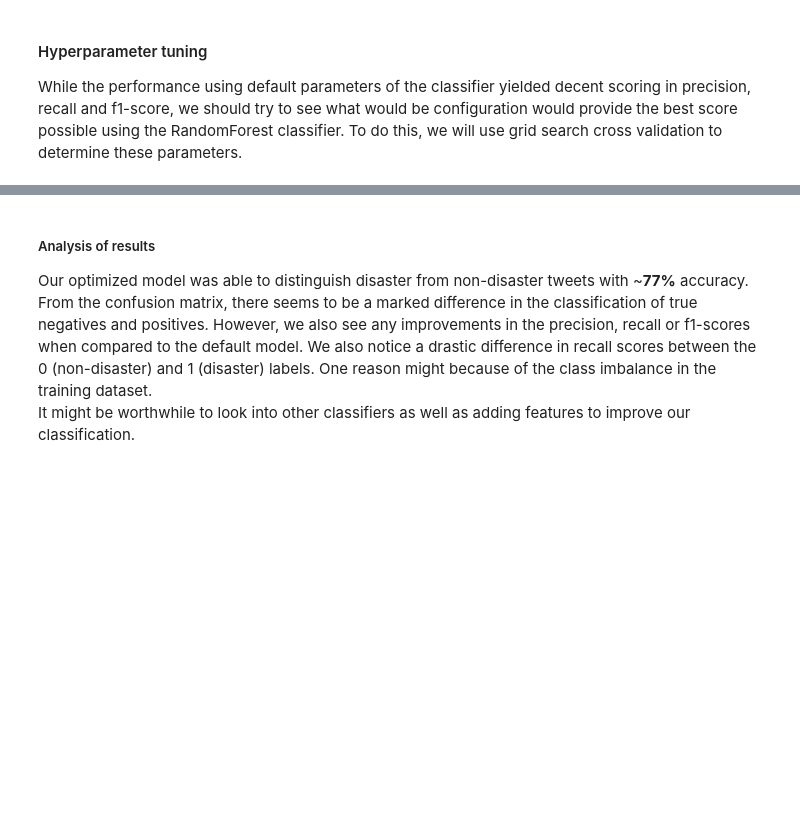
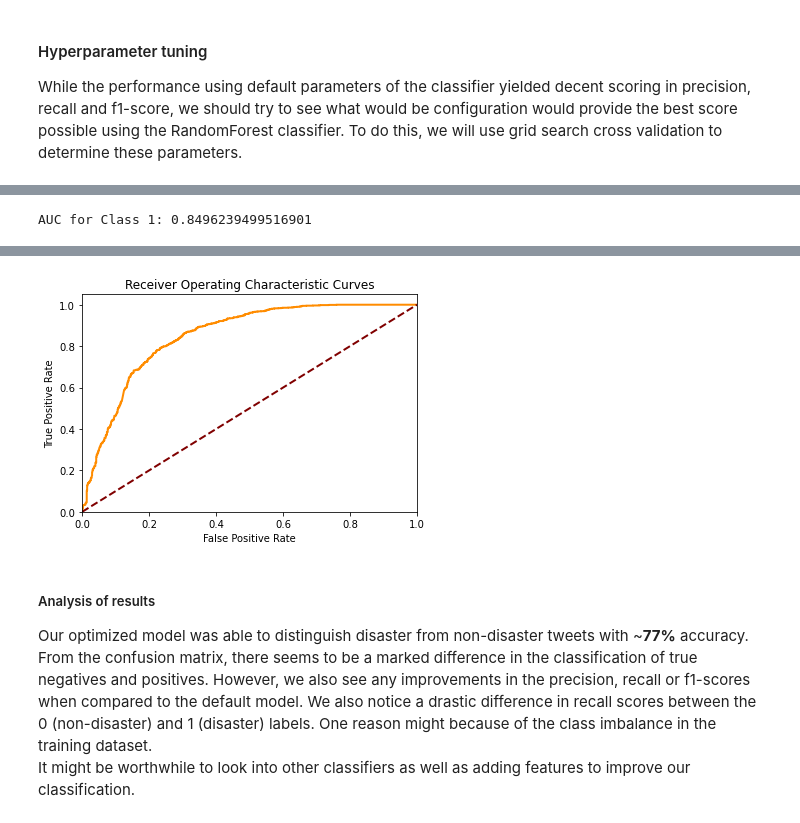
Before and after one commit to yepterence/Project-Cymopolea, a Jupyter notebook: text-processing.ipynb, the cells around one changed output, grey strips where cells are left out. Drawn from its saved outputs; the diff is of its cells as text; code cells hidden in the pictures; blank space fills up the shorter version.

```diff
--- a/text-processing.ipynb
+++ b/text-processing.ipynb
@@ -233,8 +279,8 @@ params = {'criterion':['gini','entropy'],
           'n_estimators':[50,100,150],
           'max_depth':[20,50,75,100,None]
          }
-rf = RandomForestClassifier()
-gs = GridSearchCV(rf ,param_grid = params ,cv = 5, scoring='f1_score', n_jobs=-1)
+rf = RandomForestClassifier(random_state=42)
+gs = GridSearchCV(rf ,param_grid = params ,cv = 5, scoring='accuracy', n_jobs=-1)
 gs.fit(train_cmatrix,y_train)
 grid_pred = gs.predict(test_cmatrix)
 best_params = gs.best_params_
@@ -247,14 +328,12 @@ print(classification_report(y_test,grid_pred))
 # %%
 # Rerun RF classifier with optimized parameters
-rf_clf = RandomForestClassifier(max_depth = best_params['max_depth'],
-                                n_estimators = best_params['n_estimators'],
-                                n_jobs = -1
-                               )
+rf_clf = RandomForestClassifier(max_depth = 70,random_state=42,verbose=1,n_jobs = -1)
+
 # fit the model
 rf_model = rf_clf.fit(train_cmatrix, y_train)
 # predict on test
 y_hat = rf_model.predict(test_cmatrix)
 # evaluate model
 print(classification_report(y_test, y_hat))
-confusion_ = pd.DataFrame(confusion_matrix(y_test, y_hat))
+confusion_ = pd.DataFrame(confusion_matrix(y_test, y_hat),index=['non-disaster','disaster'])
 print(confusion_)
@@ -260,0 +359,29 @@ print(confusion_)
+# %%
+#Calculate the y_score
+rf_y_score = rf_model.predict_proba(test_cmatrix)
+
+from sklearn.preprocessing import label_binarize
+#Binarize the output
+rf_y_test_bin = label_binarize(y_test, classes=[1,0])
+n_classes = y_test_bin.shape[1]
+fpr = dict()
+tpr = dict()
+roc_auc = dict()
+
+from sklearn.metrics import roc_curve
+from sklearn.metrics import auc
+#create ROC curve
+for i in range(n_classes):
+    fpr[i], tpr[i], _ = roc_curve(rf_y_test_bin[:, i], rf_y_score[:, i])
+    plt.plot(fpr[i], tpr[i], color='darkorange', lw=2)
+    print('AUC for Class {}: {}'.format(i+1, auc(fpr[i], tpr[i])))
+
+plt.plot([0, 1], [0, 1], color='maroon', lw=2, linestyle='--')
+plt.xlim([0.0, 1.0])
+plt.ylim([0.0, 1.05])
+plt.xlabel('False Positive Rate')
+plt.ylabel('True Positive Rate')
+plt.title('Receiver Operating Characteristic Curves')
+plt.show()
+# %% [output]
+AUC for Class 1: 0.8496239499516901
@@ -261,3 +391,4 @@ print(confusion_)
+[figure, added]
 # %% [markdown]
 ##### Analysis of results
 Our optimized model was able to distinguish disaster from non-disaster tweets with ~<b>77%</b> accuracy.
```
Also changed, not shown: parts of 18 cells of this notebook.
